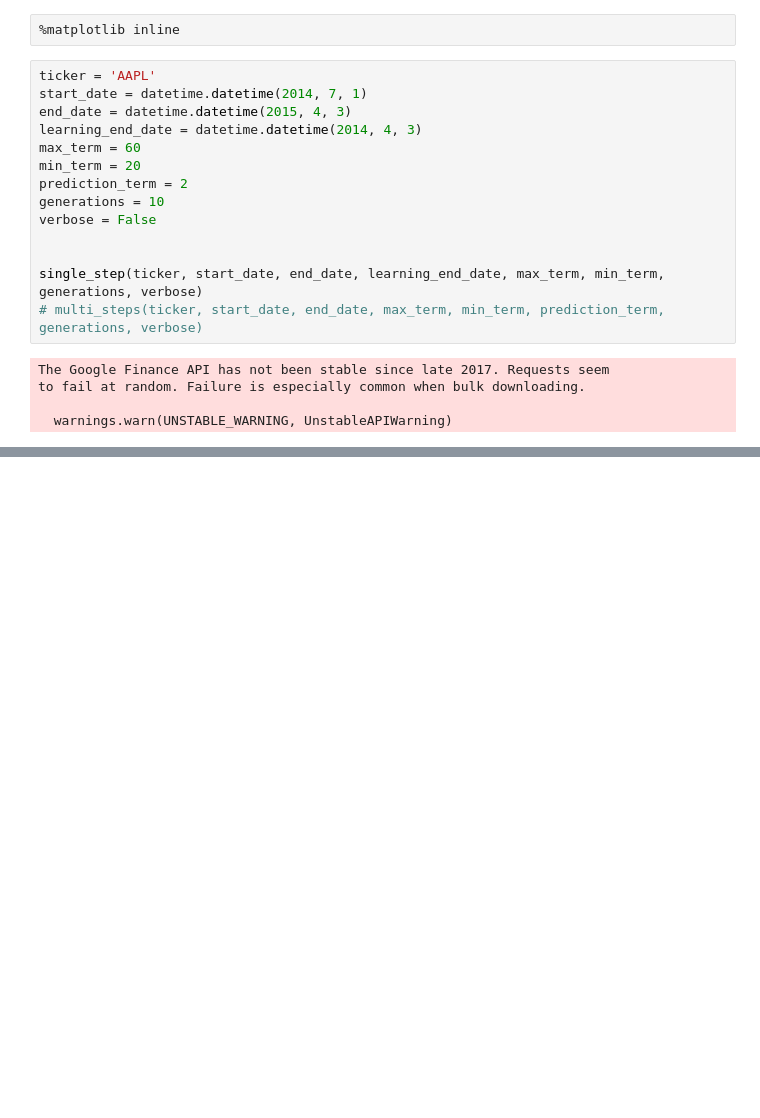
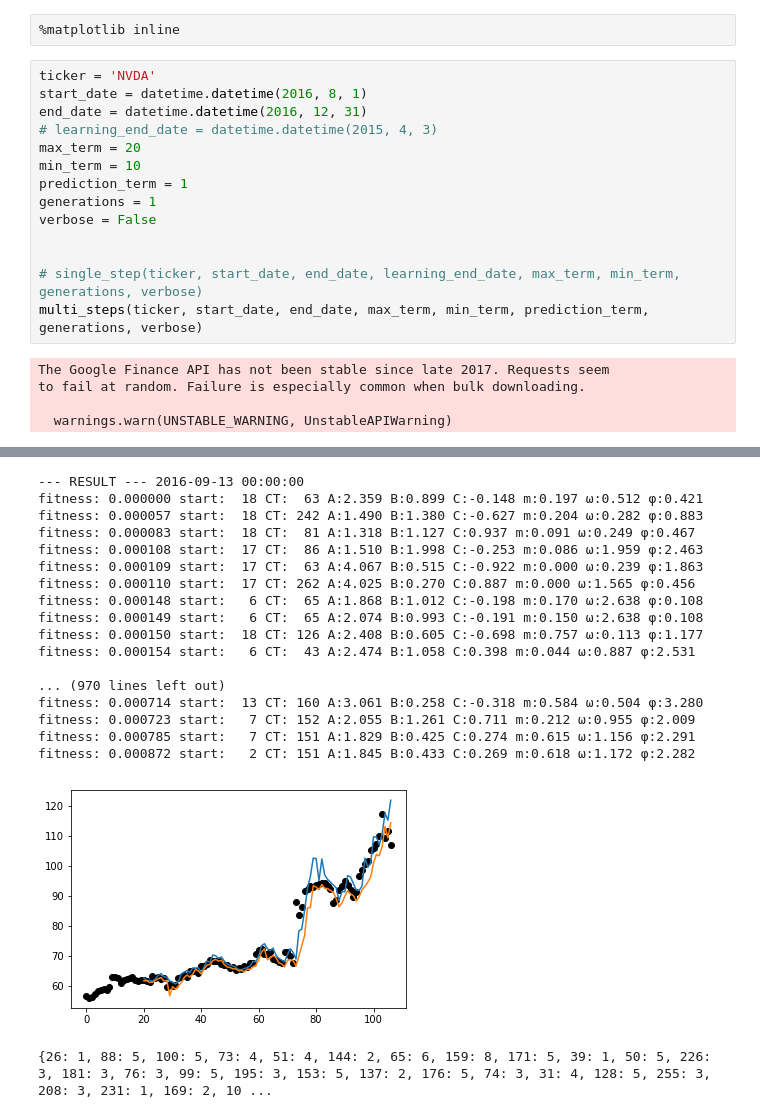
Before and after one commit to minimalgeek/LPPL, a Jupyter notebook: 01_LPPL_test.ipynb, the cells around one changed output, grey strips where cells are left out. Cells and saved outputs as stored; diff of their text form; blank space fills up the shorter version.

```diff
--- a/01_LPPL_test.ipynb
+++ b/01_LPPL_test.ipynb
@@ -7,19 +3,19 @@ from lppl import *
 # %%
 %matplotlib inline
 # %%
-ticker = 'AAPL'
-start_date = datetime.datetime(2014, 7, 1)
-end_date = datetime.datetime(2015, 4, 3)
-learning_end_date = datetime.datetime(2014, 4, 3)
-max_term = 60
-min_term = 20
-prediction_term = 2
-generations = 10
+ticker = 'NVDA'
+start_date = datetime.datetime(2016, 8, 1)
+end_date = datetime.datetime(2016, 12, 31)
+# learning_end_date = datetime.datetime(2015, 4, 3)
+max_term = 20
+min_term = 10
+prediction_term = 1
+generations = 1
 verbose = False
 
 
-single_step(ticker, start_date, end_date, learning_end_date, max_term, min_term, generations, verbose)
-# multi_steps(ticker, start_date, end_date, max_term, min_term, prediction_term, generations, verbose)
+# single_step(ticker, start_date, end_date, learning_end_date, max_term, min_term, generations, verbose)
+multi_steps(ticker, start_date, end_date, max_term, min_term, prediction_term, generations, verbose)
 # %% [output]
 The Google Finance API has not been stable since late 2017. Requests seem
 to fail at random. Failure is especially common when bulk downloading.
@@ -28,0 +58,19 @@ IndexError: list index out of range
+--- RESULT --- 2016-09-13 00:00:00
+fitness: 0.000000 start:  18 CT:  63 A:2.359 B:0.899 C:-0.148 m:0.197 ω:0.512 φ:0.421
+fitness: 0.000057 start:  18 CT: 242 A:1.490 B:1.380 C:-0.627 m:0.204 ω:0.282 φ:0.883
+fitness: 0.000083 start:  18 CT:  81 A:1.318 B:1.127 C:0.937 m:0.091 ω:0.249 φ:0.467
+fitness: 0.000108 start:  17 CT:  86 A:1.510 B:1.998 C:-0.253 m:0.086 ω:1.959 φ:2.463
+fitness: 0.000109 start:  17 CT:  63 A:4.067 B:0.515 C:-0.922 m:0.000 ω:0.239 φ:1.863
+fitness: 0.000110 start:  17 CT: 262 A:4.025 B:0.270 C:0.887 m:0.000 ω:1.565 φ:0.456
+fitness: 0.000148 start:   6 CT:  65 A:1.868 B:1.012 C:-0.198 m:0.170 ω:2.638 φ:0.108
+fitness: 0.000149 start:   6 CT:  65 A:2.074 B:0.993 C:-0.191 m:0.150 ω:2.638 φ:0.108
+fitness: 0.000150 start:  18 CT: 126 A:2.408 B:0.605 C:-0.698 m:0.757 ω:0.113 φ:1.177
+fitness: 0.000154 start:   6 CT:  43 A:2.474 B:1.058 C:0.398 m:0.044 ω:0.887 φ:2.531
+
+... (970 lines left out)
+fitness: 0.000714 start:  13 CT: 160 A:3.061 B:0.258 C:-0.318 m:0.584 ω:0.504 φ:3.280
+fitness: 0.000723 start:   7 CT: 152 A:2.055 B:1.261 C:0.711 m:0.212 ω:0.955 φ:2.009
+fitness: 0.000785 start:   7 CT: 151 A:1.829 B:0.425 C:0.274 m:0.615 ω:1.156 φ:2.291
+fitness: 0.000872 start:   2 CT: 151 A:1.845 B:0.433 C:0.269 m:0.618 ω:1.172 φ:2.282
+[figure, added]
+{26: 1, 88: 5, 100: 5, 73: 4, 51: 4, 144: 2, 65: 6, 159: 8, 171: 5, 39: 1, 50: 5, 226: 3, 181: 3, 76: 3, 99: 5, 195: 3, 153: 5, 137: 2, 176: 5, 74: 3, 31: 4, 128: 5, 255: 3, 208: 3, 231: 1, 169: 2, 10 ...
```
Also changed, not shown: parts of 2 cells of this notebook, 1 other file.
